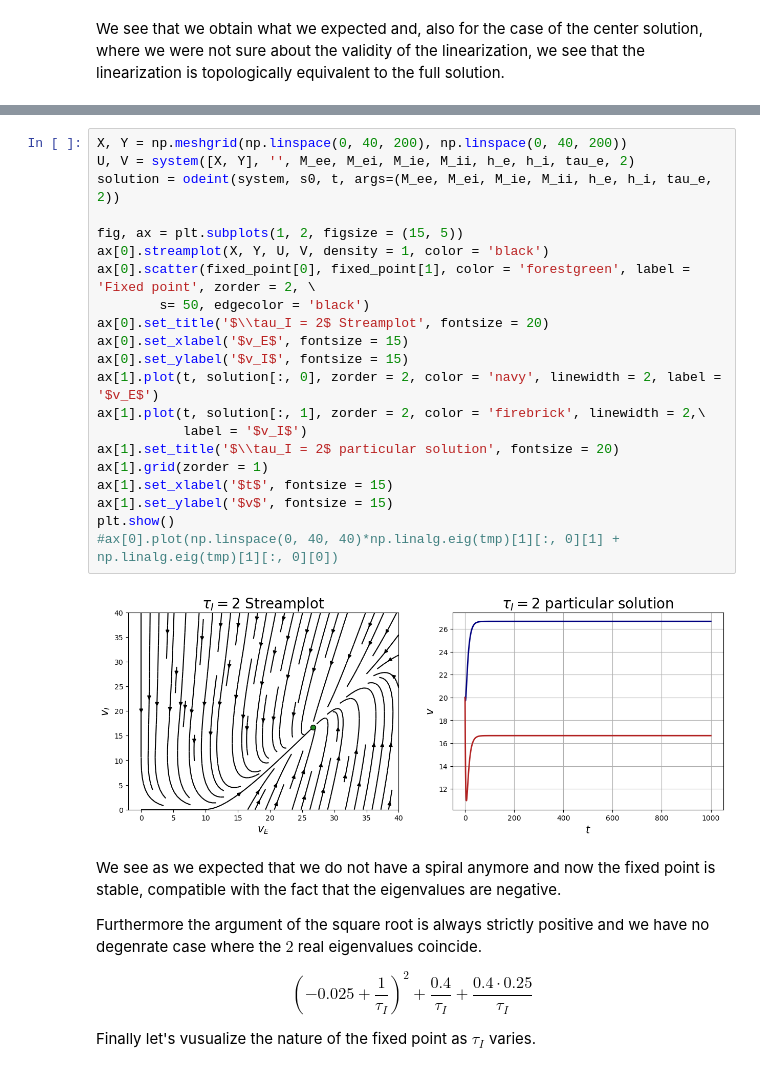
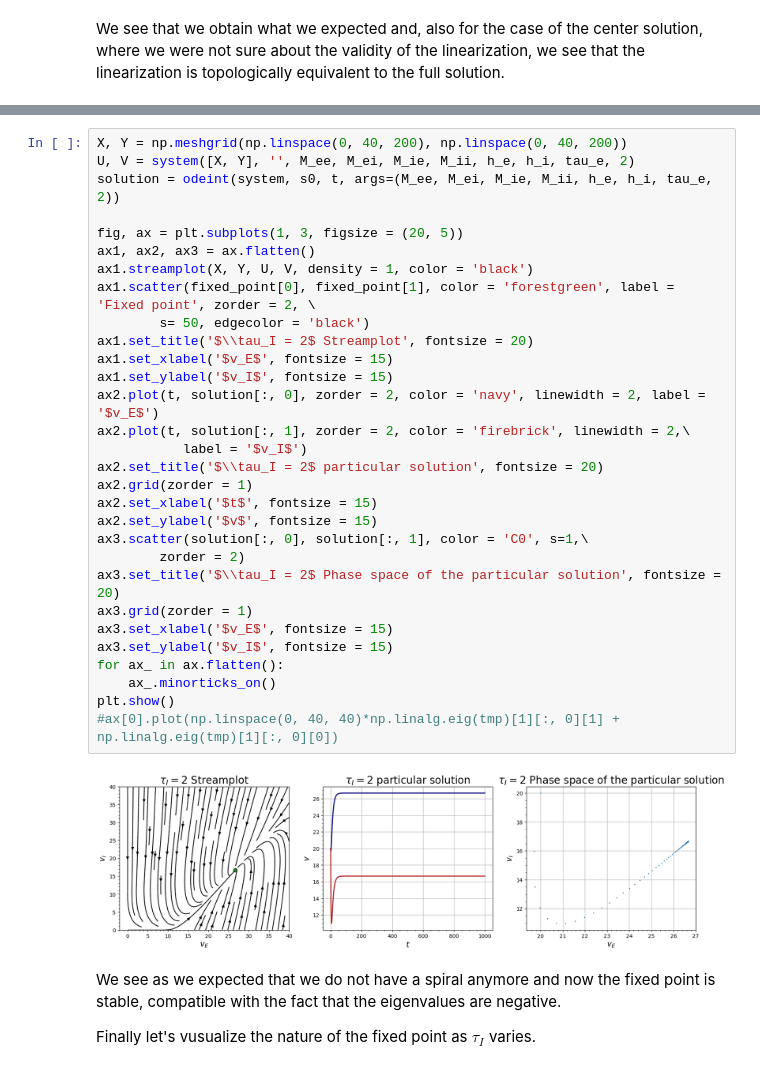
Before and after one commit to tommasoamico/PhysicalModelsOfLivingSystems, a Jupyter notebook: Week_8_assigment/TommasoAmico_week8.ipynb, the cells around one changed output, grey strips where cells are left out. Drawn from its saved outputs; the diff is of its cells as text.

```diff
--- a/Week_8_assigment/TommasoAmico_week8.ipynb
+++ b/Week_8_assigment/TommasoAmico_week8.ipynb
@@ -305,34 +311,38 @@ Let's see all of this numerically.
 # %%
 X, Y = np.meshgrid(np.linspace(0, 40, 200), np.linspace(0, 40, 200))
 U, V = system([X, Y], '', M_ee, M_ei, M_ie, M_ii, h_e, h_i, tau_e, 2)
 solution = odeint(system, s0, t, args=(M_ee, M_ei, M_ie, M_ii, h_e, h_i, tau_e, 2))
 
-fig, ax = plt.subplots(1, 2, figsize = (15, 5))
-ax[0].streamplot(X, Y, U, V, density = 1, color = 'black')
-ax[0].scatter(fixed_point[0], fixed_point[1], color = 'forestgreen', label = 'Fixed point', zorder = 2, \
+fig, ax = plt.subplots(1, 3, figsize = (20, 5))
+ax1, ax2, ax3 = ax.flatten()
+ax1.streamplot(X, Y, U, V, density = 1, color = 'black')
+ax1.scatter(fixed_point[0], fixed_point[1], color = 'forestgreen', label = 'Fixed point', zorder = 2, \
         s= 50, edgecolor = 'black')
-ax[0].set_title('$\\tau_I = 2$ Streamplot', fontsize = 20)
-ax[0].set_xlabel('$v_E$', fontsize = 15)
-ax[0].set_ylabel('$v_I$', fontsize = 15)
-ax[1].plot(t, solution[:, 0], zorder = 2, color = 'navy', linewidth = 2, label = '$v_E$')
-ax[1].plot(t, solution[:, 1], zorder = 2, color = 'firebrick', linewidth = 2,\
+ax1.set_title('$\\tau_I = 2$ Streamplot', fontsize = 20)
+ax1.set_xlabel('$v_E$', fontsize = 15)
+ax1.set_ylabel('$v_I$', fontsize = 15)
+ax2.plot(t, solution[:, 0], zorder = 2, color = 'navy', linewidth = 2, label = '$v_E$')
+ax2.plot(t, solution[:, 1], zorder = 2, color = 'firebrick', linewidth = 2,\
            label = '$v_I$')
-ax[1].set_title('$\\tau_I = 2$ particular solution', fontsize = 20)
-ax[1].grid(zorder = 1)
-ax[1].set_xlabel('$t$', fontsize = 15)
-ax[1].set_ylabel('$v$', fontsize = 15)
+ax2.set_title('$\\tau_I = 2$ particular solution', fontsize = 20)
+ax2.grid(zorder = 1)
+ax2.set_xlabel('$t$', fontsize = 15)
+ax2.set_ylabel('$v$', fontsize = 15)
+ax3.scatter(solution[:, 0], solution[:, 1], color = 'C0', s=1,\
+        zorder = 2)
+ax3.set_title('$\\tau_I = 2$ Phase space of the particular solution', fontsize = 20)
+ax3.grid(zorder = 1)
+ax3.set_xlabel('$v_E$', fontsize = 15)
+ax3.set_ylabel('$v_I$', fontsize = 15)
+for ax_ in ax.flatten():
+    ax_.minorticks_on()
 plt.show()
 #ax[0].plot(np.linspace(0, 40, 40)*np.linalg.eig(tmp)[1][:, 0][1] +  np.linalg.eig(tmp)[1][:, 0][0])
 # %% [output]
-[figure, old version]
+[figure, new version]
 # %% [markdown]
 We  see as we expected that we do not have a spiral anymore and now the fixed point is stable, compatible with the fact that the eigenvalues are negative.
 
-Furthermore the argument of the square root is always strictly positive and we have no degenrate case where the $2$ real eigenvalues coincide.
-
-$$
-\left (  -0.025 + \dfrac{1}{\tau_I} \right )^2 + \dfrac{0.4}{\tau_I} + \dfrac{0.4 \cdot 0.25}{\tau_I}
-$$
 
 Finally let's vusualize the nature of the fixed point as $\tau_I$ varies.
 # %%
```
Also changed, not shown: parts of 8 cells of this notebook.
